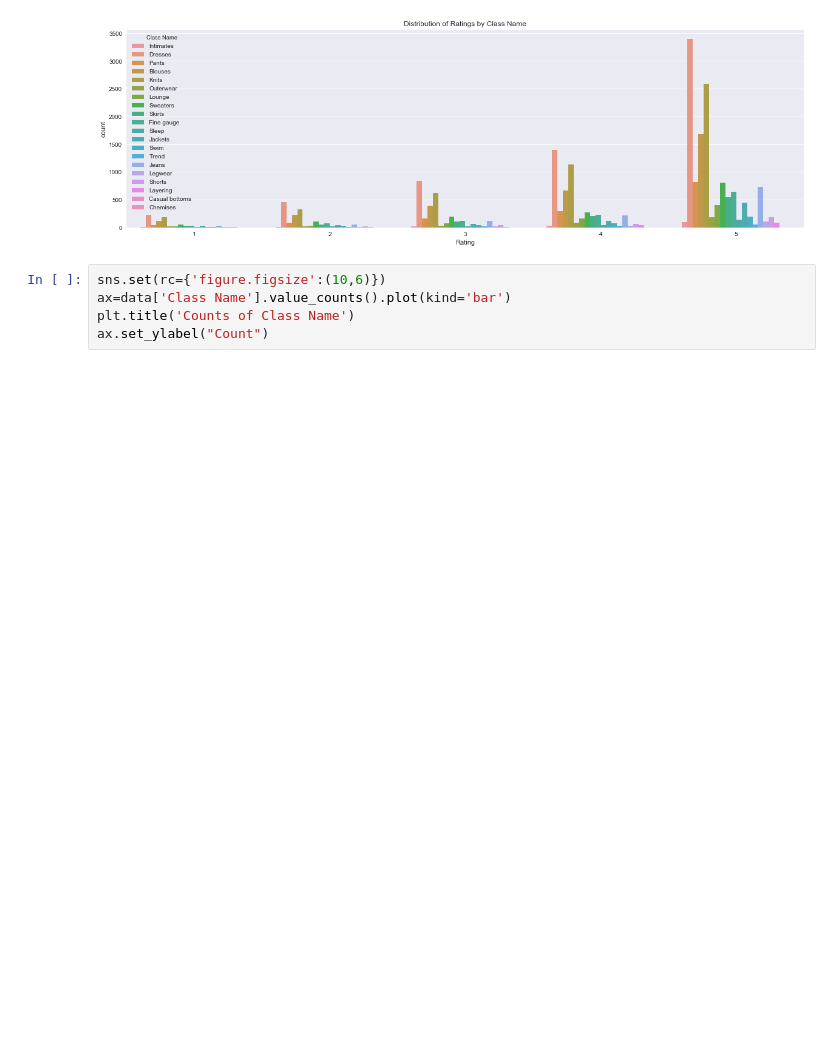
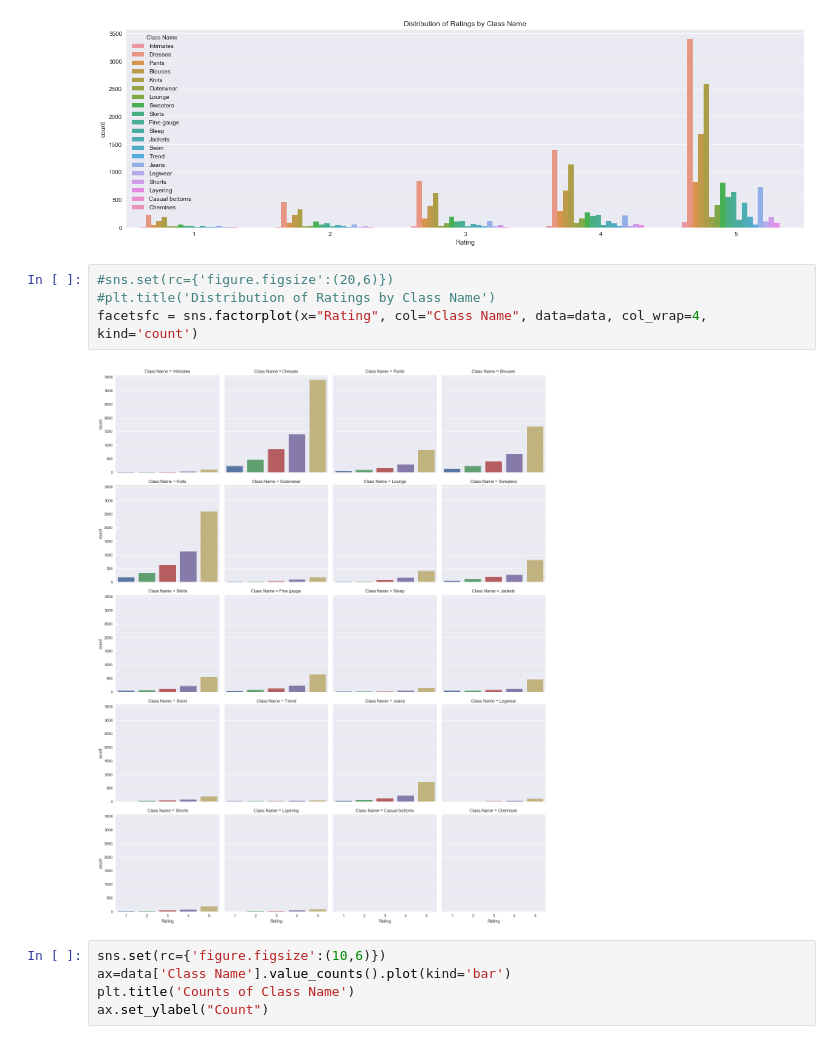
Before and after one commit to mamitch/Springboard_Capstone_Project_2, a Jupyter notebook: Capstone Project 2 Code.ipynb, the cells around one changed output. Drawn from its saved outputs; the diff is of its cells as text; blank space fills up the shorter version.

```diff
--- a/Capstone Project 2 Code.ipynb
+++ b/Capstone Project 2 Code.ipynb
@@ -206,6 +172,12 @@ sns.countplot(x="Rating", hue="Class Name", data=data)
 # %% [output]
 <matplotlib.axes._subplots.AxesSubplot at 0x...>
 [figure]
+# %%
+#sns.set(rc={'figure.figsize':(20,6)})
+#plt.title('Distribution of Ratings by Class Name')
+facetsfc = sns.factorplot(x="Rating", col="Class Name", data=data, col_wrap=4, kind='count')
+# %% [output]
+[figure, added]
 # %%
 sns.set(rc={'figure.figsize':(10,6)})
 ax=data['Class Name'].value_counts().plot(kind='bar')
```
Also changed, not shown: parts of 78 cells of this notebook.
